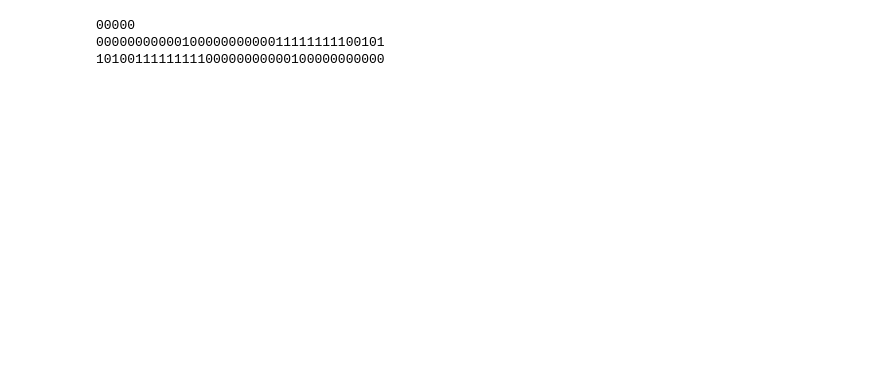
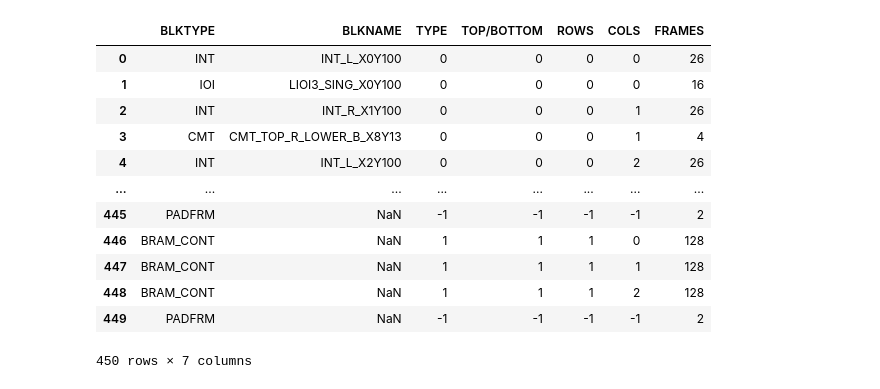
Before and after one commit to freshmakerzhao/AutoTestTool, a Jupyter notebook: parse.ipynb, the cells around one changed output. Saved outputs shown, nothing was run; the diff lists cells and outputs as text; code cells hidden in the pictures; blank space fills up the shorter version.

```diff
--- a/parse.ipynb
+++ b/parse.ipynb
@@ -109,12 +0,0 @@ c
-# %%
-binary_str = "00000010000000000011111111100101"
-address = binary_str[13:18]
-print(address)
-crc_data_in = address + binary_str
-print(crc_data_in)
-new_str = "".join([i for i in crc_data_in[::-1]])
-print(new_str)
-# %% [output]
-00000
-0000000000010000000000011111111100101
-1010011111111100000000000100000000000
@@ -120,0 +1235,29 @@ print(new_str)
+# %%
+# 文件名
+filename = r'E:\workspace\parse_bitstream\parse_bitstream\data\7A100_structure.csv'
+
+# 读取 CSV 文件
+df = pd.read_csv(filename)
+
+# 替换 TOP/BOTTOM 列中的 'T' 为 0，'B' 为 1
+df['TOP/BOTTOM'] = df['TOP/BOTTOM'].replace({'T': 0, 'B': 1})
+
+# 转换为整数类型
+df[['TYPE', 'ROWS', 'COLS', 'FRAMES', 'TOP/BOTTOM']] = df[['TYPE', 'ROWS', 'COLS', 'FRAMES', 'TOP/BOTTOM']].fillna(-1)
+df = df.astype({'TYPE': int, 'ROWS': int, 'COLS': int, 'FRAMES': int, 'TOP/BOTTOM':int})
+# %%
+df
+# %% [output]
+|  | BLKTYPE | BLKNAME | TYPE | TOP/BOTTOM | ROWS | COLS | FRAMES |
+| 0 | INT | INT_L_X0Y100 | 0 | 0 | 0 | 0 | 26 |
+| 1 | IOI | LIOI3_SING_X0Y100 | 0 | 0 | 0 | 0 | 16 |
+| 2 | INT | INT_R_X1Y100 | 0 | 0 | 0 | 1 | 26 |
+| 3 | CMT | CMT_TOP_R_LOWER_B_X8Y13 | 0 | 0 | 0 | 1 | 4 |
+| 4 | INT | INT_L_X2Y100 | 0 | 0 | 0 | 2 | 26 |
+| ... | ... | ... | ... | ... | ... | ... | ... |
+| 445 | PADFRM | NaN | -1 | -1 | -1 | -1 | 2 |
+| 446 | BRAM_CONT | NaN | 1 | 1 | 1 | 0 | 128 |
+| 447 | BRAM_CONT | NaN | 1 | 1 | 1 | 1 | 128 |
+| 448 | BRAM_CONT | NaN | 1 | 1 | 1 | 2 | 128 |
+| 449 | PADFRM | NaN | -1 | -1 | -1 | -1 | 2 |
+450 rows × 7 columns
```
Also changed, not shown: parts of 10 cells of this notebook, 9 other files.
